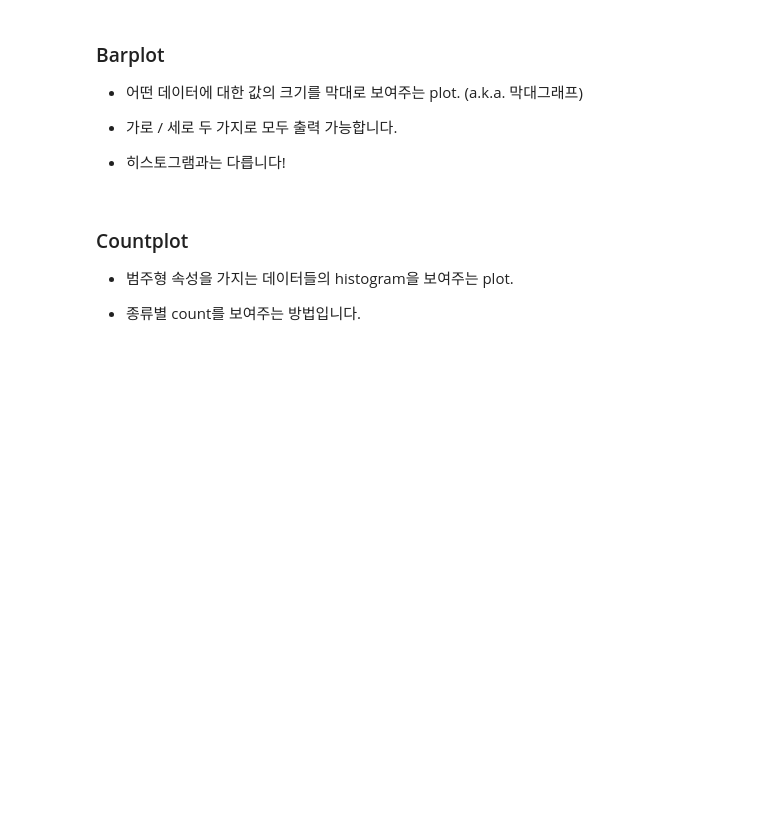
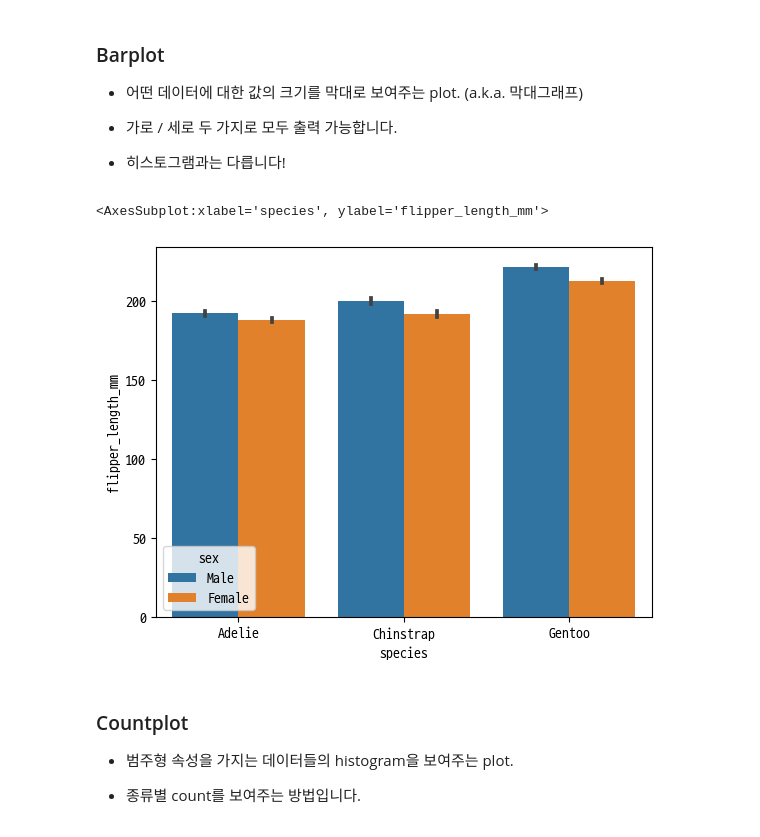
Before and after one commit to sainthm/MGS_AI_DS, a Jupyter notebook: YDK/Python_Basics_and_Data_Analysis/1. 데이터 시각화 Seaborn.ipynb, the cells around one changed output. Cells and saved outputs as stored; diff of their text form; code cells hidden in the pictures; blank space fills up the shorter version.

```diff
--- a/YDK/Python_Basics_and_Data_Analysis/1. 데이터 시각화 Seaborn.ipynb
+++ b/YDK/Python_Basics_and_Data_Analysis/1. 데이터 시각화 Seaborn.ipynb
@@ -137,6 +141,11 @@ e.g. displot(kind="hist")
 - 히스토그램과는 다릅니다!
 # %%
 # penguin 데이터에 barplot을 출력합니다.
+# 검은색은 에러바, 오차 표시
+sns.barplot(data=data, x="species", y="flipper_length_mm", hue="sex")
+# %% [output]
+<AxesSubplot:xlabel='species', ylabel='flipper_length_mm'>
+[figure, added]
 # %% [markdown]
 ### Countplot
 
```
Also changed, not shown: parts of 18 cells of this notebook.
